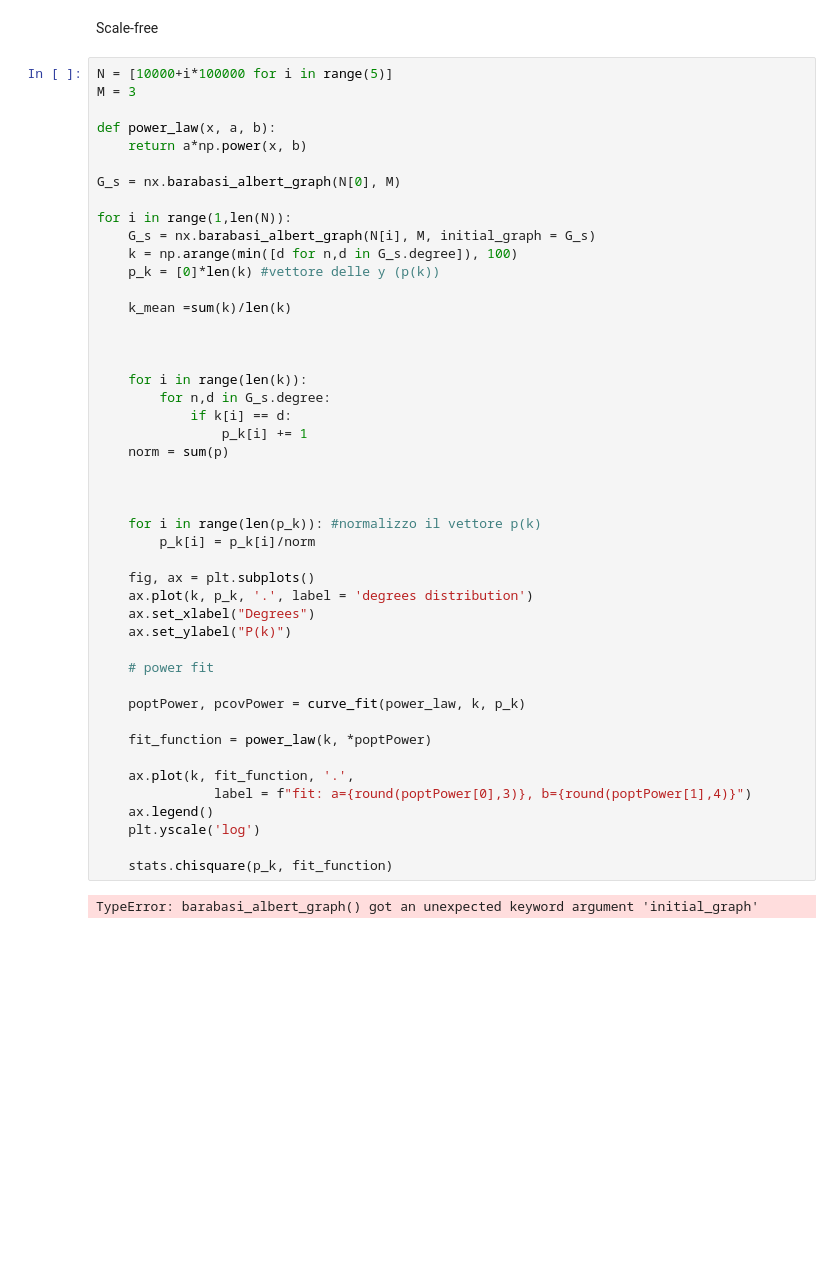
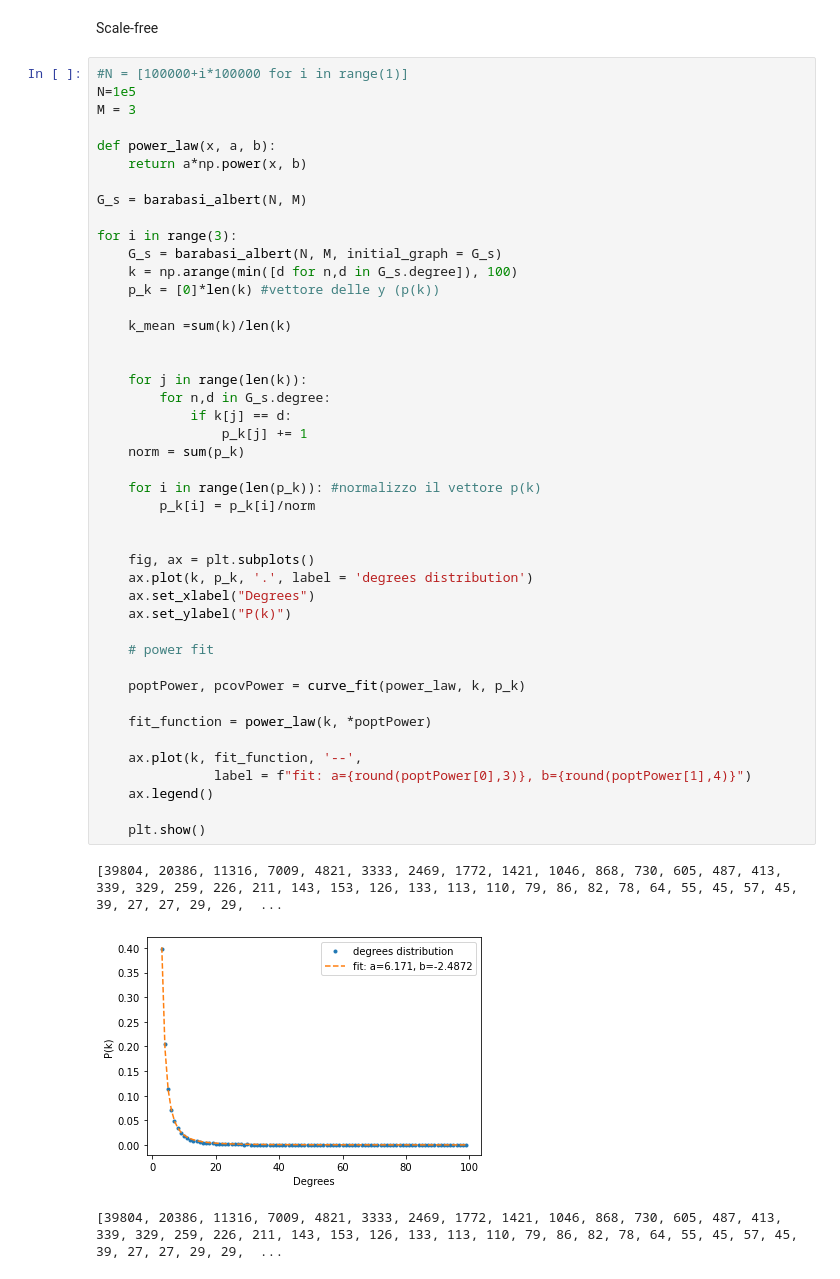
Before and after one commit to Ferri-00/Esame-Complessi, a Jupyter notebook: degree_distributions.ipynb, the cells around one changed output. Cells and saved outputs as stored; diff of their text form; blank space fills up the shorter version.

```diff
--- a/degree_distributions.ipynb
+++ b/degree_distributions.ipynb
@@ -73,50 +140,50 @@ Power_divergenceResult(statistic=0.11317837966647329, pvalue=1.0)
 # %% [markdown]
 Scale-free
 # %%
-N = [10000+i*100000 for i in range(5)]
+#N = [100000+i*100000 for i in range(1)]
+N=1e5
 M = 3
 
 def power_law(x, a, b):
     return a*np.power(x, b)
 
-G_s = nx.barabasi_albert_graph(N[0], M)
+G_s = barabasi_albert(N, M)
 
-for i in range(1,len(N)):
-    G_s = nx.barabasi_albert_graph(N[i], M, initial_graph = G_s)
+for i in range(3):
+    G_s = barabasi_albert(N, M, initial_graph = G_s)
     k = np.arange(min([d for n,d in G_s.degree]), 100)
     p_k = [0]*len(k) #vettore delle y (p(k))
 
     k_mean =sum(k)/len(k)
 
 
-
-    for i in range(len(k)):
+    for j in range(len(k)):
         for n,d in G_s.degree:
-            if k[i] == d:
-                p_k[i] += 1
-    norm = sum(p)
-
-
+            if k[j] == d:
+                p_k[j] += 1
+    norm = sum(p_k)
 
     for i in range(len(p_k)): #normalizzo il vettore p(k)
         p_k[i] = p_k[i]/norm
+
 
     fig, ax = plt.subplots()
     ax.plot(k, p_k, '.', label = 'degrees distribution')
     ax.set_xlabel("Degrees")
     ax.set_ylabel("P(k)")
 
     # power fit
 
     poptPower, pcovPower = curve_fit(power_law, k, p_k)
 
     fit_function = power_law(k, *poptPower)
 
-    ax.plot(k, fit_function, '.',
+    ax.plot(k, fit_function, '--',
                label = f"fit: a={round(poptPower[0],3)}, b={round(poptPower[1],4)}")
     ax.legend()
-    plt.yscale('log')
 
-    stats.chisquare(p_k, fit_function)
+    plt.show()
 # %% [output]
-TypeError: barabasi_albert_graph() got an unexpected keyword argument 'initial_graph'
+[39804, 20386, 11316, 7009, 4821, 3333, 2469, 1772, 1421, 1046, 868, 730, 605, 487, 413, 339, 329, 259, 226, 211, 143, 153, 126, 133, 113, 110, 79, 86, 82, 78, 64, 55, 45, 57, 45, 39, 27, 27, 29, 29,  ...
+[figure, added]
+[39804, 20386, 11316, 7009, 4821, 3333, 2469, 1772, 1421, 1046, 868, 730, 605, 487, 413, 339, 329, 259, 226, 211, 143, 153, 126, 133, 113, 110, 79, 86, 82, 78, 64, 55, 45, 57, 45, 39, 27, 27, 29, 29,  ...
```
Also changed, not shown: parts of 5 cells of this notebook.
